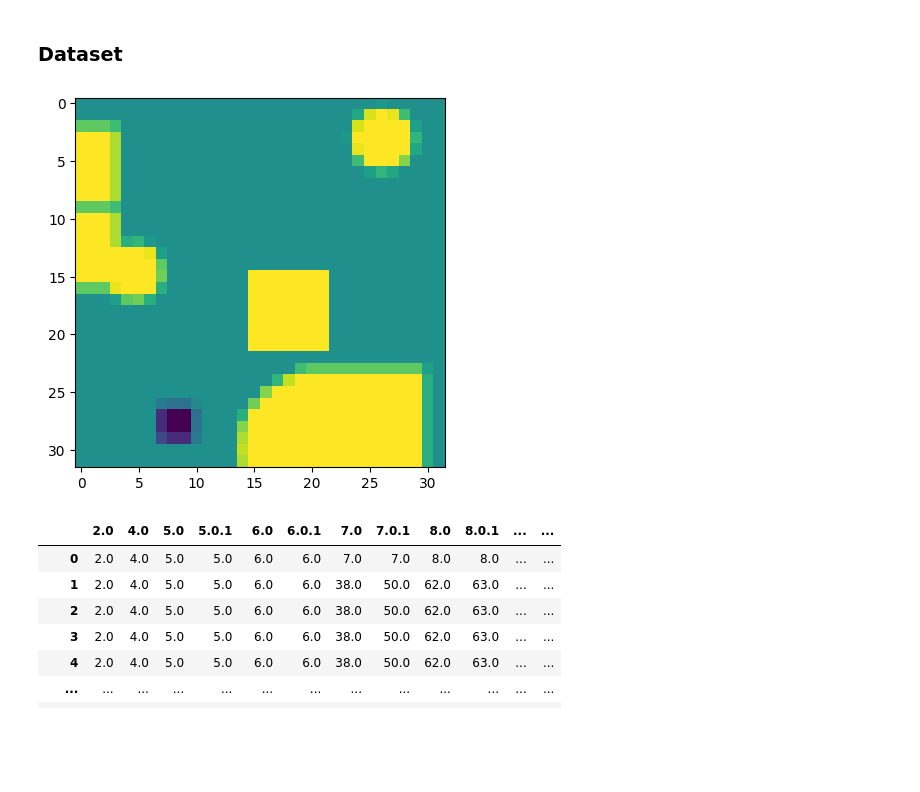
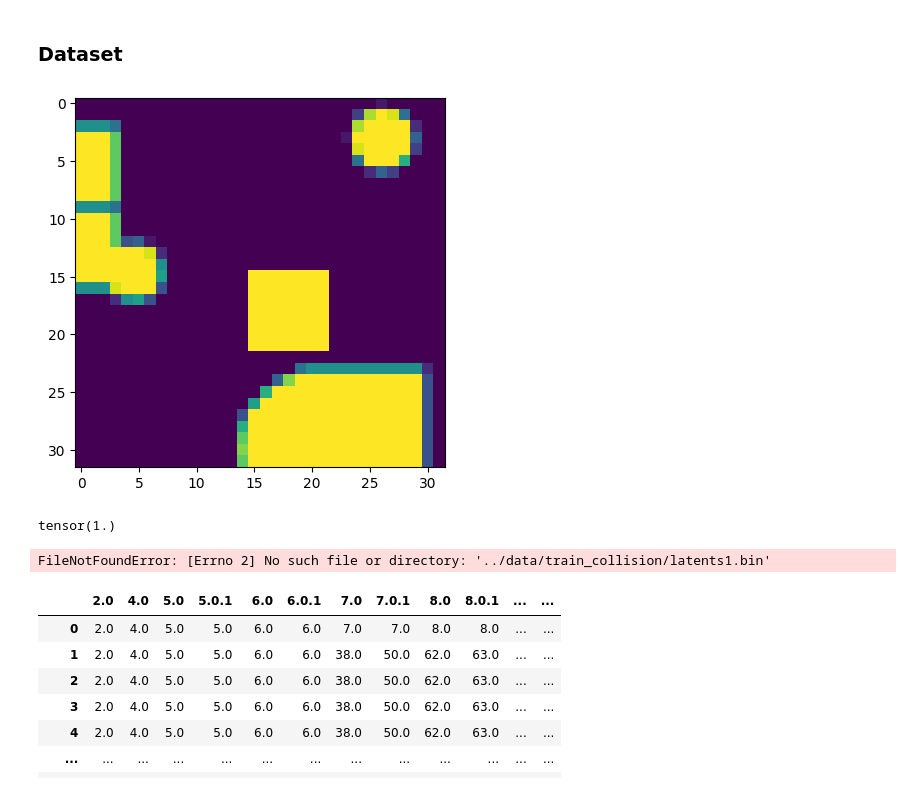
Before and after one commit to rows-of-houses/LSBMP_final_project, a Jupyter notebook: notebooks/generate_data.ipynb, the cells around one changed output. Saved outputs shown, nothing was run; the diff lists cells and outputs as text; code cells hidden in the pictures; blank space fills up the shorter version.

Commit message:
Fix training bugs

```diff
--- a/notebooks/generate_data.ipynb
+++ b/notebooks/generate_data.ipynb
@@ -87,11 +81,24 @@ np.mean(labels)
 # %%
 from dataset_image import LSBMPDataset
 
 dataset = LSBMPDataset("../data/train")
-plt.imshow(dataset[0][0])
+plt.imshow(dataset[0][2])
 plt.show()
 # %% [output]
-[figure, old version]
+[figure, new version]
+# %%
+dataset[0][2].max()
+# %% [output]
+tensor(1.)
+# %%
+from dataset_collision import CollisionDataset
+
+dataset = CollisionDataset("../data/train_collision")
+print(dataset[0][0], dataset[0][1])
+plt.imshow(dataset[0][2])
+plt.show()
+# %% [output]
+FileNotFoundError: [Errno 2] No such file or directory: '../data/train_collision/latents1.bin'
 # %%
 import pandas as pd
 # %%
```
Also changed, not shown: parts of 3 cells of this notebook, 8 other files.
